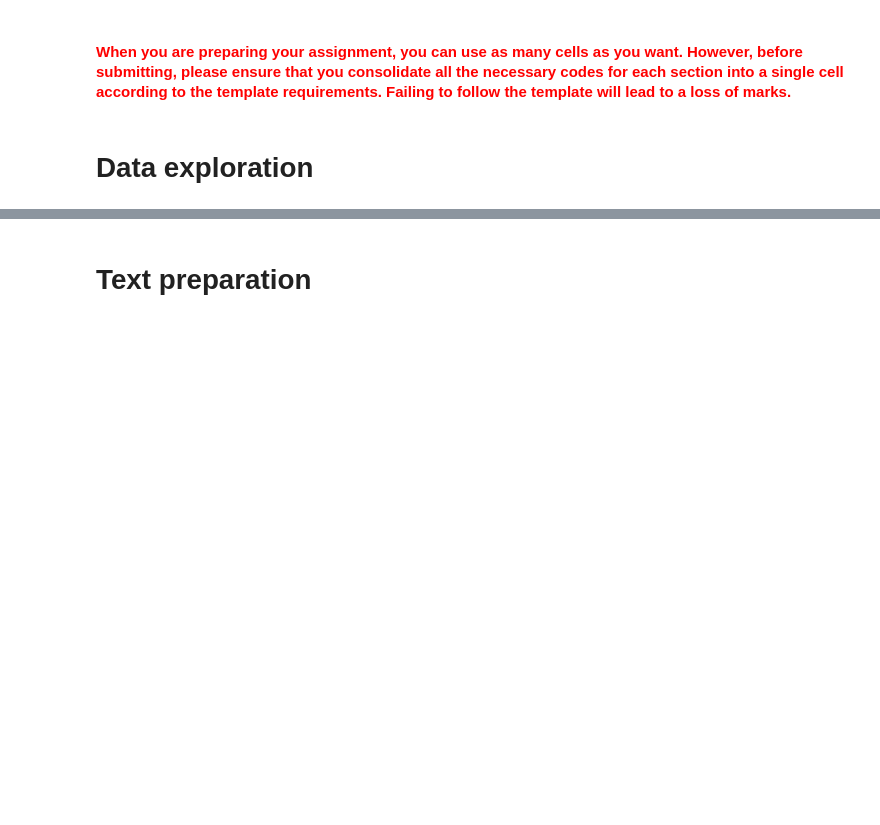
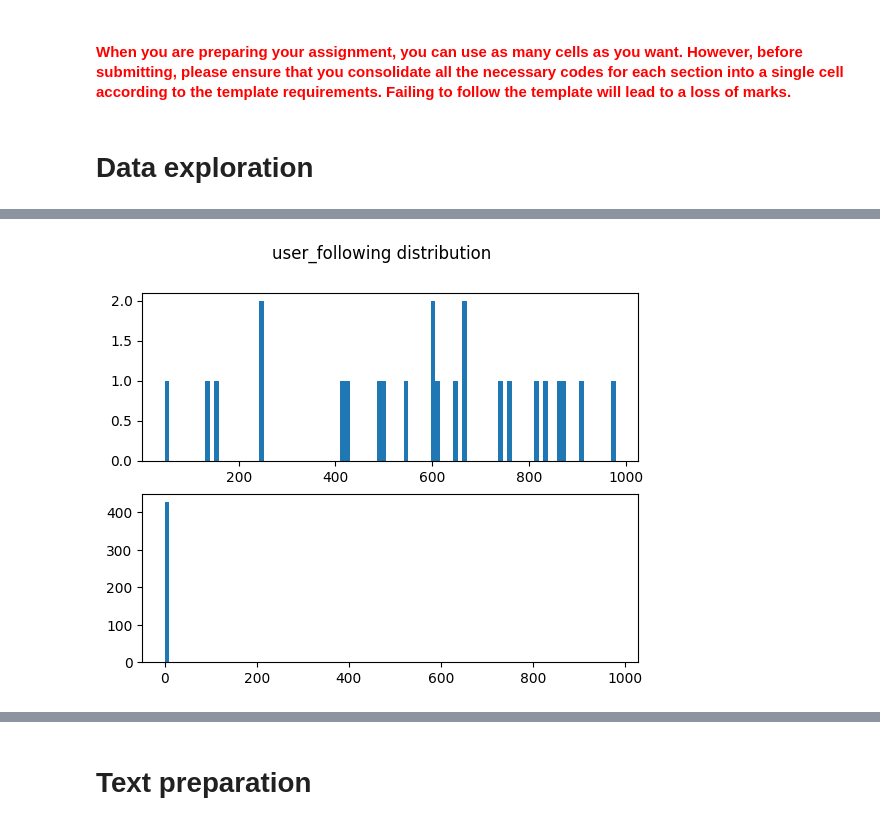
Before and after one commit to littletuna4/bism3206-assign, a Jupyter notebook: Assignment Anthony Cerqui 45325919.ipynb, the cells around one changed output, grey strips where cells are left out. Drawn from its saved outputs; the diff is of its cells as text; code cells hidden in the pictures; blank space fills up the shorter version.

```diff
--- a/Assignment Anthony Cerqui 45325919.ipynb
+++ b/Assignment Anthony Cerqui 45325919.ipynb
@@ -29,6 +50,13 @@ from colorama import Fore, Style
 # %%
-#your work should only start with the following code
-df=pd.read_excel("Assignment_Data.xlsx")
+# #your work should only start with the following code
+# df=pd.read_excel("Assignment_Data.xlsx")
+
+# # Trim it up for dev purposes we only want say 1%
+# df = df.sample(frac=0.01, random_state=1)
+# # save to csv
+# df.to_csv("Assignment_Data_1pc.csv", index=False)
+
+df = pd.read_csv("Assignment_Data_1pc.csv")
 # %% [markdown]
 #### <font color="red"> When you are preparing your assignment, you can use as many cells as you want. However, before submitting, please ensure that you consolidate all the necessary codes for each section into a single cell according to the template requirements. Failing to follow the template will lead to a loss of marks.
 # %% [markdown]
@@ -48,7 +76,7 @@ def deco(a_string):
   return Style.BRIGHT+Fore.BLUE+a_string+Style.RESET_ALL
 
 
-
+# here's some general first-pass stuff
 print(
     deco("df.head()\n"),df.head(),
     deco("df.info()\n"),df.info(),
@@ -60,5 +88,79 @@ print(
     deco("df.nunique()\n"),df.nunique(),
     sep="\n"
 )
+# what are the unique types of each object column?
+print(
+    deco("df.apply(lambda x: x.apply(lambda y: type(y)).value_counts(dropna=False))\n"),df.apply(lambda x: x.apply(lambda y: 'nan' if pd.isnull(y) else str(type(y))).value_counts()),
+    sep="\n"
+)
+
+# Here's some more specific details after asking myself some questions
+# What are the 161 unique news_authors?
+print(
+    deco("df['news_author'].unique()\n"),df['news_author'].unique(),
+    sep="\n"
+)
+# only 161 unique authors, that's not too bad and they're all well formatted. also, no doubt, these will be a good indicator; some will be more prone to missinformation. I probably won't process them much if at all - I'll just use them as a feature.
+
+
+
+# the countries about an even split of string and nans - lets see how the text ones are distributed (also, lets check the form of the misinformation column)
+print(
+    deco("df['user_country'].value_counts()\n"),df['user_country'].value_counts(),
+    deco("df['misinformation'].value_counts()\n"),df['misinformation'].value_counts(), # roughly even split 1.0, and 0.0
+    sep="\n"
+)
+# mostly "US", and some "AU" - not many au though - I'll probably just drop this column
+# lets compare the ratio of ratio of misinformation to not misinformation in the US and AU and other
+print(
+    deco("df[df['user_country']=='US']['misinformation'].value_counts(normalize=True)\n"),df[df['user_country']=='US']['misinformation'].value_counts(normalize=True),
+    deco("df[df['user_country']=='AU']['misinformation'].value_counts(normalize=True)\n"),df[df['user_country']=='AU']['misinformation'].value_counts(normalize=True),
+    deco("df[df['user_country'].isnull()]['misinformation'].value_counts(normalize=True)\n"),df[df['user_country'].isnull()]['misinformation'].value_counts(normalize=True),
+    sep="\n"
+)
+# Straight up, this column is not looking useful by itself - it'll only be considered for Simpon's paradox purposes - but that seems a hell of a stretch
+
+# let's compare the ratio of misinformation to not misinformation for the user_following column - if the nan's have a different ratio to the 0's then, we should definetely use something better than just replacing them with 0
+print(
+    Fore.GREEN+Style.BRIGHT+"userFollowing\n"+Style.RESET_ALL,
+    deco("df[df['user_following'].isnull()]['misinformation'].value_counts(normalize=True)\n"),df[df['user_following'].isnull()]['misinformation'].value_counts(normalize=True),
+    deco("df[df['user_following']==0]['misinformation'].value_counts(normalize=True)\n"),df[df['user_following']==0]['misinformation'].value_counts(normalize=True),
+    # then for neither
+    deco("df[(df['user_following'].isnull())or(df['user_following']==0)]['misinformation'].value_counts(normalize=True)\n"),df[(df['user_following'].isnull())|(df['user_following']==0)]['misinformation'].value_counts(normalize=True),
+    sep="\n"
+)
+
+# lets check the "user_following" col for distribution - lots of nans - lets see how the floats are distributed using a histogram of the frequency distribution of the non-nans and non-zeros
+# fig, ax = plt.subplots()
+fig, axs = plt.subplots(2, 1)
+fig.suptitle('user_following distribution')
+axs[1].hist(df['user_following'].dropna(), bins=100)
+axs[0].hist(df['user_following'].replace(0,np.nan).dropna(), bins=100)
+
+# do the samefor the user_tweets_count column
+fig, axs = plt.subplots(2, 1)
+fig.suptitle('user_tweets_count distribution')
+axs[1].hist(df['user_tweets_count'].dropna(), bins=100)
+axs[0].hist(df['user_tweets_count'].replace(0,np.nan).dropna(), bins=100)
+
+
+'''
+these are the cols with relatively few nulls - let's see how many rows we'd lose if we dropped them (as a fraction of the whole data set)
+news_headline -> drop
+    related_tweet -> drop
+    post_replies -> drop
+    user_followers -> drop
+    user_friends -> drop
+    user_mentions -> drop
+    user_favourites -> drop
+    user_tweets_count -> drop
+    user_tweet_count_lists -> drop
+    misinformation -> drop
+'''
+print(
+    deco("df[['news_headline','related_tweet','post_replies','user_followers','user_friends','user_mentions','user_favourites','user_tweets_count','user_tweet_count_lists','misinformation']].dropna().shape[0]/df.shape[0]\n"),df[['news_headline','related_tweet','post_replies','user_followers','user_friends','user_mentions','user_favourites','user_tweets_count','user_tweet_count_lists','misinformation']].dropna().shape[0]/df.shape[0],
+    sep="\n"
+)
+# .996 remains - thats fine to drop 'em
 # %% [output]
 <class 'pandas.core.frame.DataFrame'>
@@ -80,0 +183 @@ dtype: int64
+[figure, added]
```
Also changed, not shown: parts of 7 cells of this notebook, 1 other file.
